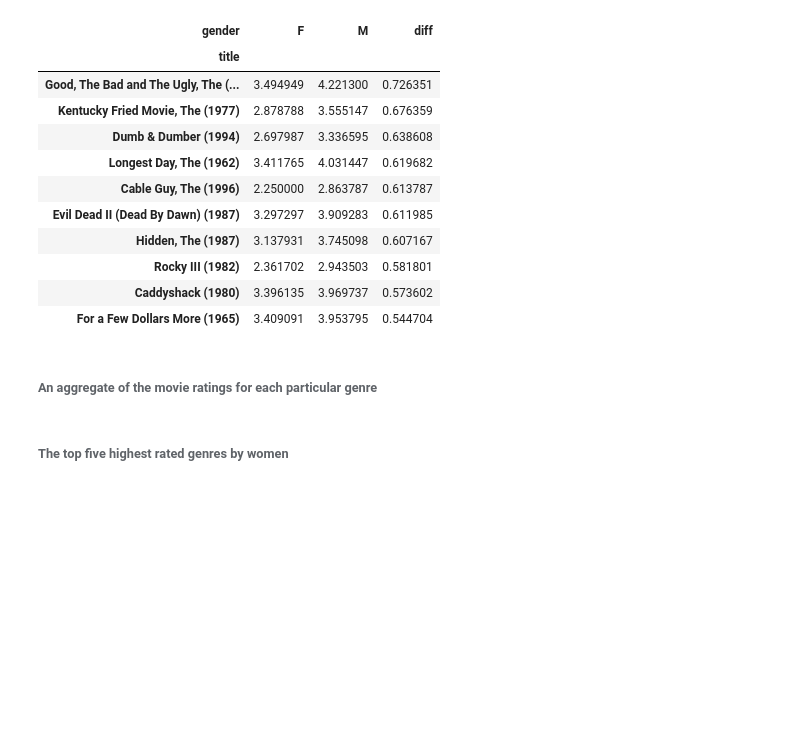
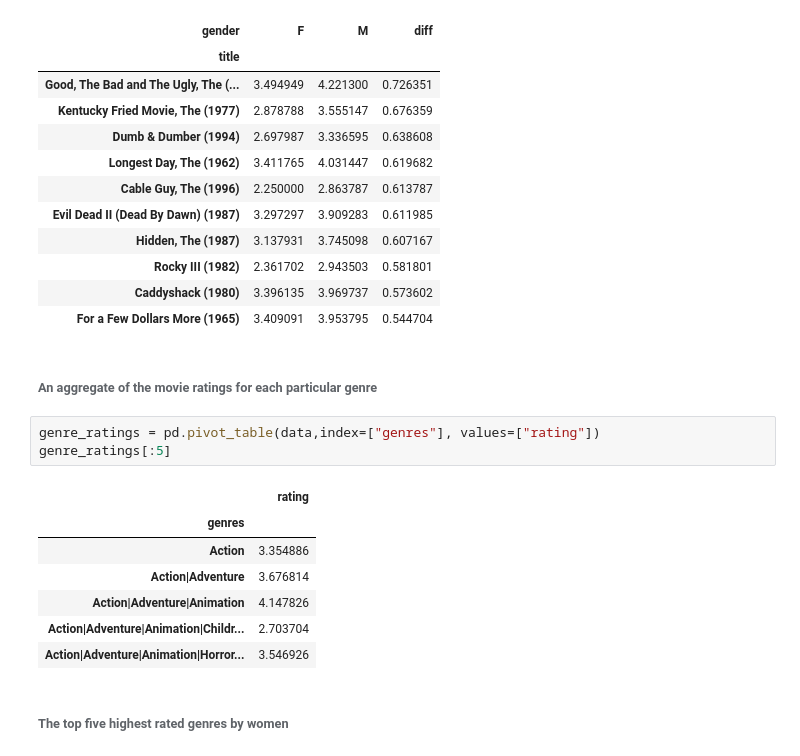
Before and after one commit to ngalinski/cs6220, a Jupyter notebook: assignments/a1/galinski_nicholas_Assignment1.ipynb, the cells around one changed output. Cells and saved outputs as stored; diff of their text form; blank space fills up the shorter version.

```diff
--- a/assignments/a1/galinski_nicholas_Assignment1.ipynb
+++ b/assignments/a1/galinski_nicholas_Assignment1.ipynb
@@ -162,5 +162,16 @@ sorted_by_diff[::-1][:10]
 | For a Few Dollars More (1965) | 3.409091 | 3.953795 | 0.544704 |
 # %% [markdown]
 ###### An aggregate of the movie ratings for each particular genre
+# %%
+genre_ratings = pd.pivot_table(data,index=["genres"], values=["rating"])
+genre_ratings[:5]
+# %% [output]
+|  | rating |
+| genres |  |
+| Action | 3.354886 |
+| Action|Adventure | 3.676814 |
+| Action|Adventure|Animation | 4.147826 |
+| Action|Adventure|Animation|Childr... | 2.703704 |
+| Action|Adventure|Animation|Horror... | 3.546926 |
 # %% [markdown]
 ###### The top five highest rated genres by women
```
Also changed, not shown: parts of 4 cells of this notebook.
